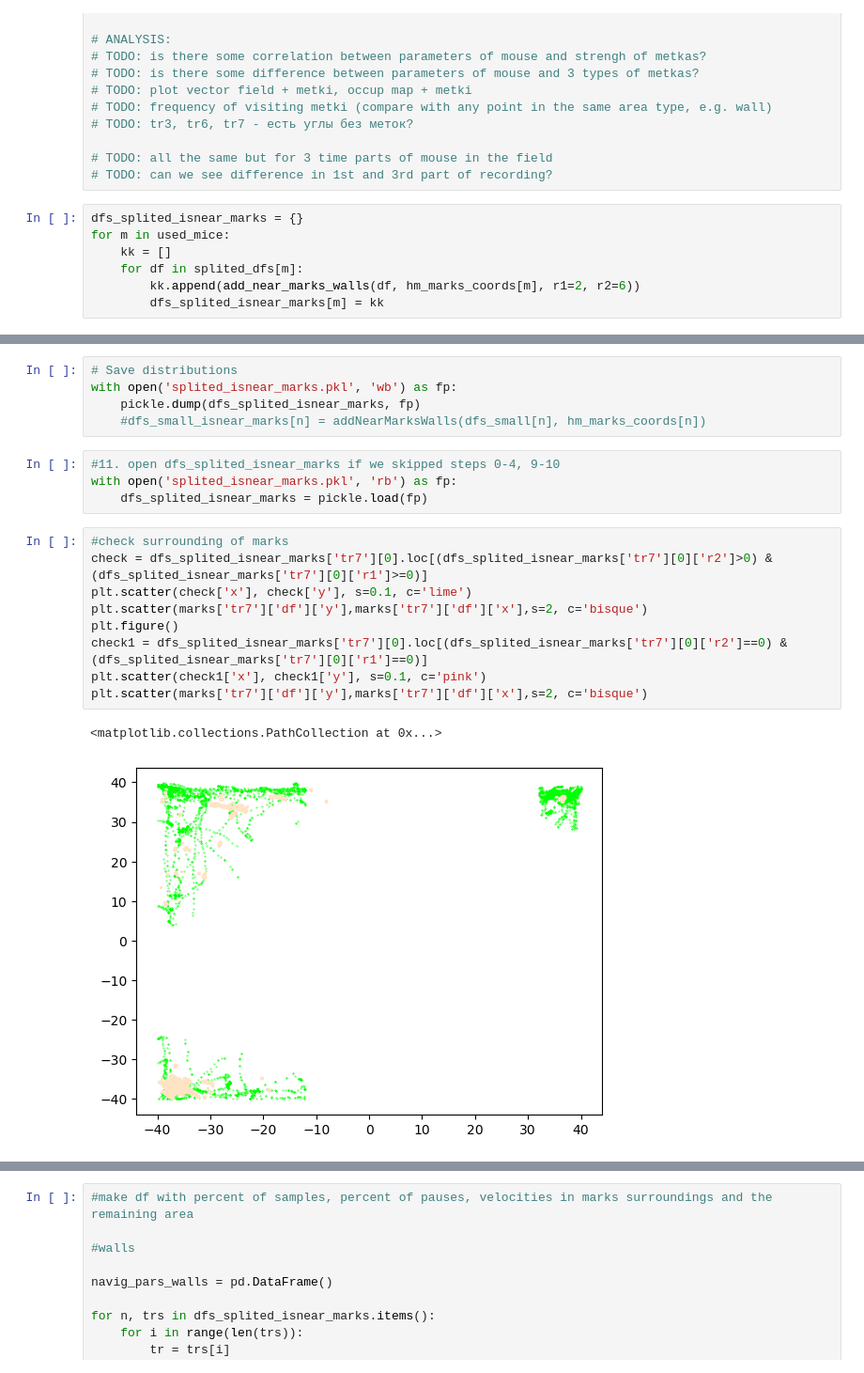
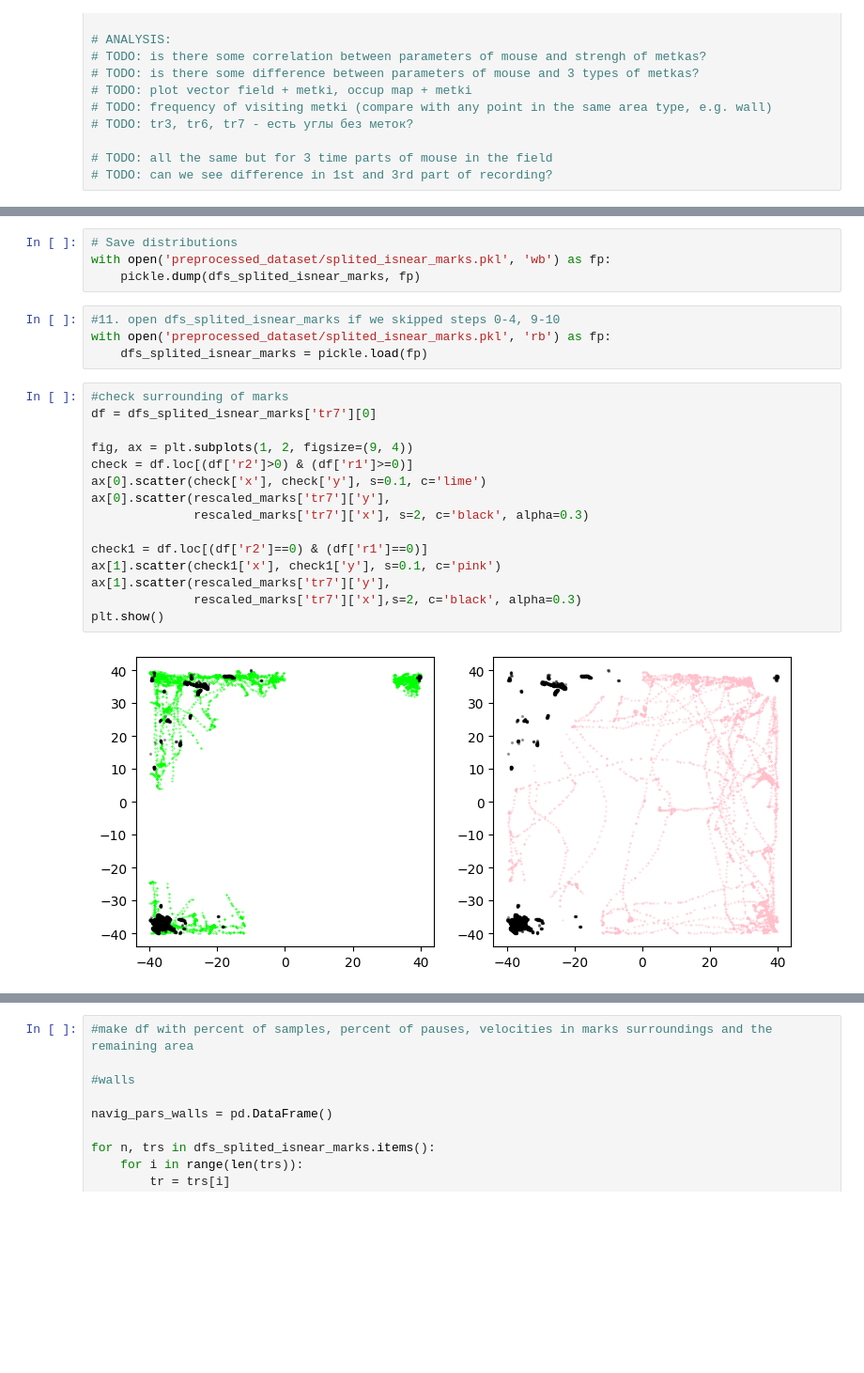
Before and after one commit to Barbara1576/navigation, a Jupyter notebook: miceBehaviorAndMarksAnalysis-Copy1-CHECKED.ipynb, the cells around one changed output, grey strips where cells are left out. Shown at 94% size. Drawn from its saved outputs; the diff is of its cells as text; blank space fills up the shorter version.

```diff
--- a/miceBehaviorAndMarksAnalysis-Copy1-CHECKED.ipynb
+++ b/miceBehaviorAndMarksAnalysis-Copy1-CHECKED.ipynb
@@ -406,10 +441,3 @@ def add_near_marks_walls(trN, trN_marks_coords, r1=2, r2=6):
 
 # TODO: all the same but for 3 time parts of mouse in the field
 # TODO: can we see difference in 1st and 3rd part of recording?
-# %%
-dfs_splited_isnear_marks = {}
-for m in used_mice:
-    kk = []
-    for df in splited_dfs[m]:
-        kk.append(add_near_marks_walls(df, hm_marks_coords[m], r1=2, r2=6))
-        dfs_splited_isnear_marks[m] = kk
@@ -434,21 +444,25 @@ for m in used_mice:
 # %%
 # Save distributions
-with open('splited_isnear_marks.pkl', 'wb') as fp:
+with open('preprocessed_dataset/splited_isnear_marks.pkl', 'wb') as fp:
     pickle.dump(dfs_splited_isnear_marks, fp)
-    #dfs_small_isnear_marks[n] = addNearMarksWalls(dfs_small[n], hm_marks_coords[n])
 # %%
 #11. open dfs_splited_isnear_marks if we skipped steps 0-4, 9-10
-with open('splited_isnear_marks.pkl', 'rb') as fp:
+with open('preprocessed_dataset/splited_isnear_marks.pkl', 'rb') as fp:
     dfs_splited_isnear_marks = pickle.load(fp)
 # %%
 #check surrounding of marks
-check = dfs_splited_isnear_marks['tr7'][0].loc[(dfs_splited_isnear_marks['tr7'][0]['r2']>0) & (dfs_splited_isnear_marks['tr7'][0]['r1']>=0)]
-plt.scatter(check['x'], check['y'], s=0.1, c='lime')
-plt.scatter(marks['tr7']['df']['y'],marks['tr7']['df']['x'],s=2, c='bisque')
-plt.figure()
-check1 = dfs_splited_isnear_marks['tr7'][0].loc[(dfs_splited_isnear_marks['tr7'][0]['r2']==0) & (dfs_splited_isnear_marks['tr7'][0]['r1']==0)]
-plt.scatter(check1['x'], check1['y'], s=0.1, c='pink')
-plt.scatter(marks['tr7']['df']['y'],marks['tr7']['df']['x'],s=2, c='bisque')
+df = dfs_splited_isnear_marks['tr7'][0]
+
+fig, ax = plt.subplots(1, 2, figsize=(9, 4))
+check = df.loc[(df['r2']>0) & (df['r1']>=0)]
+ax[0].scatter(check['x'], check['y'], s=0.1, c='lime')
+ax[0].scatter(rescaled_marks['tr7']['y'],
+              rescaled_marks['tr7']['x'], s=2, c='black', alpha=0.3)
+
+check1 = df.loc[(df['r2']==0) & (df['r1']==0)]
+ax[1].scatter(check1['x'], check1['y'], s=0.1, c='pink')
+ax[1].scatter(rescaled_marks['tr7']['y'],
+              rescaled_marks['tr7']['x'],s=2, c='black', alpha=0.3)
+plt.show()
 # %% [output]
-<matplotlib.collections.PathCollection at 0x...>
-[figure, old version]
+[figure, new version]
```
Also changed, not shown: parts of 6 cells of this notebook.
